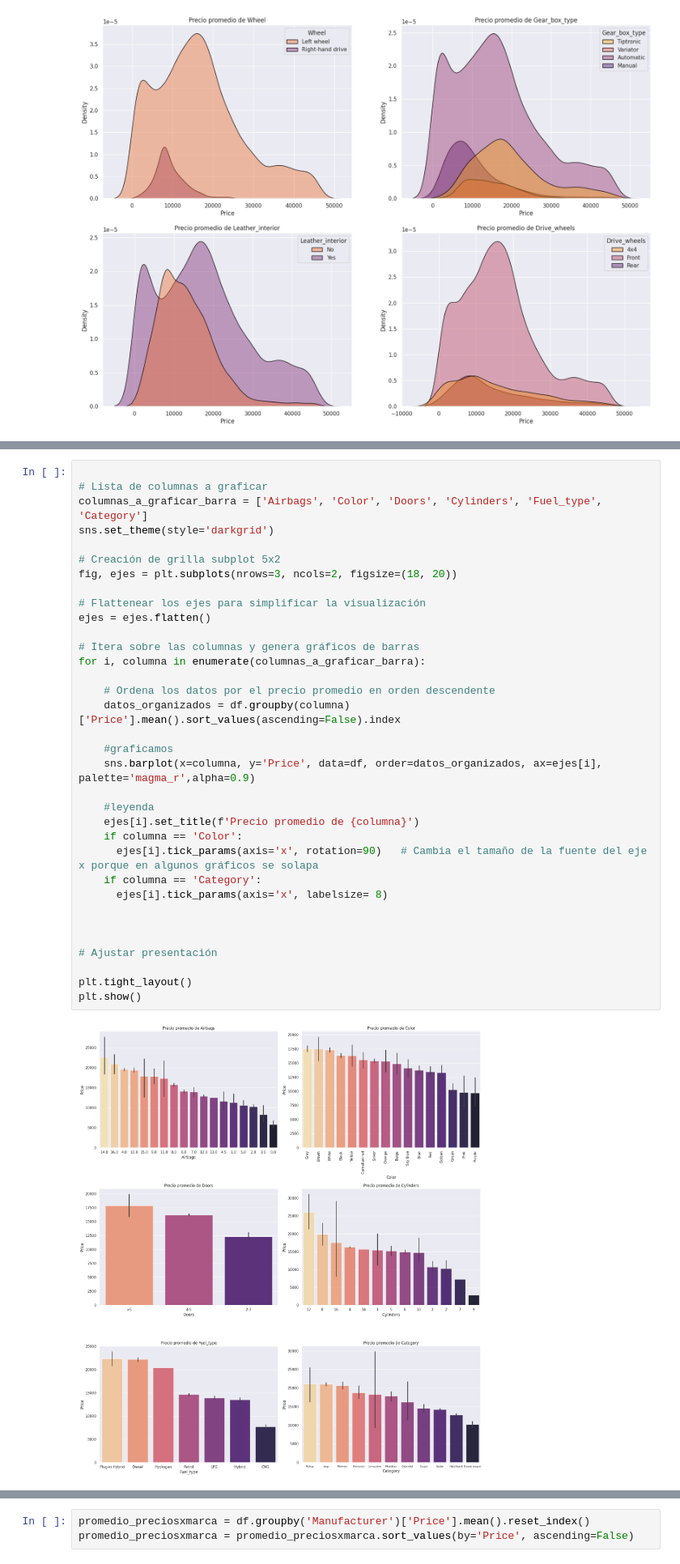
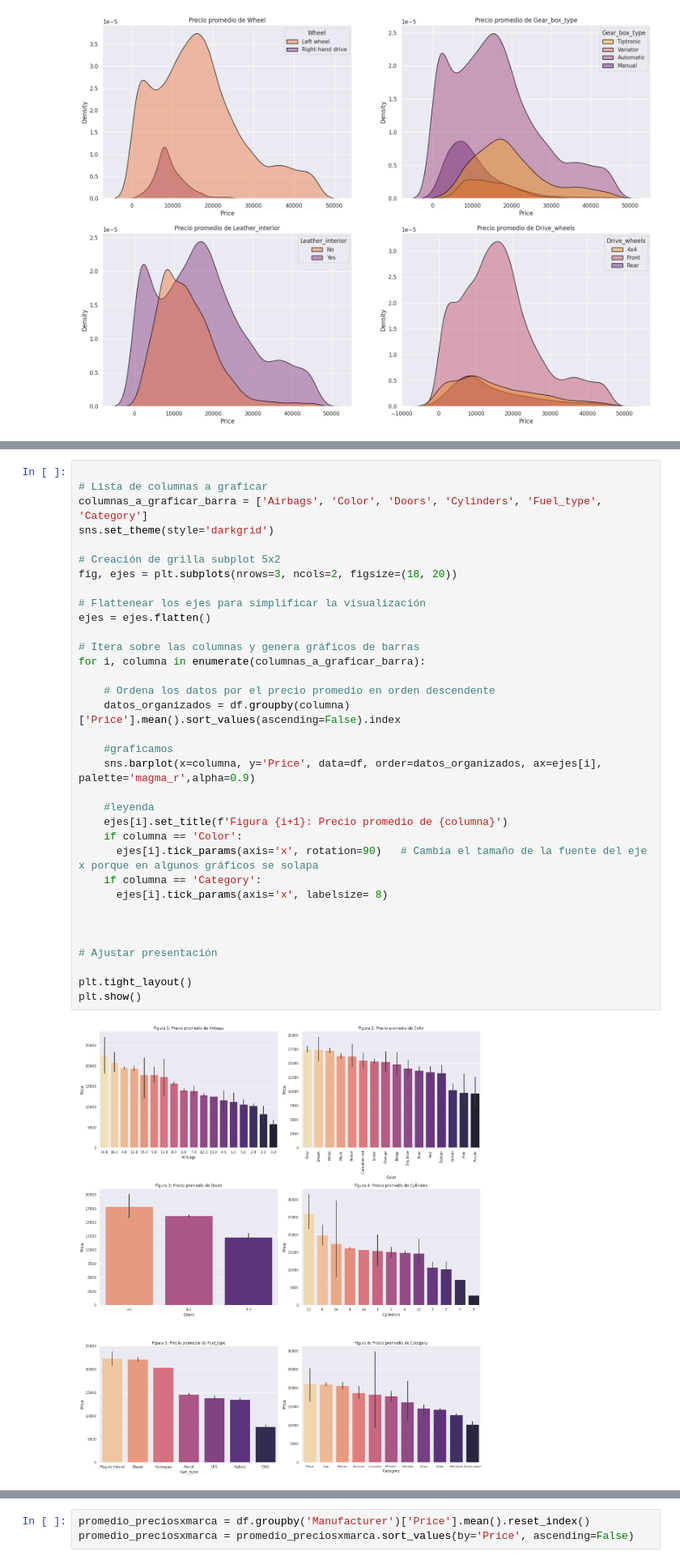
Before and after one commit to JotaLeutgeb/proyectofinalDS1, a Jupyter notebook: Car_Prediction/Main.ipynb, the cells around one changed output, grey strips where cells are left out. Shown at 81% size. Cells and saved outputs as stored; diff of their text form.

```diff
--- a/Car_Prediction/Main.ipynb
+++ b/Car_Prediction/Main.ipynb
@@ -761,32 +792,32 @@ columnas_a_graficar_barra = ['Airbags', 'Color', 'Doors', 'Cylinders', 'Fuel_typ
 sns.set_theme(style='darkgrid')
 
 # Creación de grilla subplot 5x2
 fig, ejes = plt.subplots(nrows=3, ncols=2, figsize=(18, 20))
 
 # Flattenear los ejes para simplificar la visualización
 ejes = ejes.flatten()
 
 # Itera sobre las columnas y genera gráficos de barras
 for i, columna in enumerate(columnas_a_graficar_barra):
 
     # Ordena los datos por el precio promedio en orden descendente
     datos_organizados = df.groupby(columna)['Price'].mean().sort_values(ascending=False).index
 
     #graficamos
     sns.barplot(x=columna, y='Price', data=df, order=datos_organizados, ax=ejes[i], palette='magma_r',alpha=0.9)
 
     #leyenda
-    ejes[i].set_title(f'Precio promedio de {columna}')
+    ejes[i].set_title(f'Figura {i+1}: Precio promedio de {columna}')
     if columna == 'Color':
       ejes[i].tick_params(axis='x', rotation=90)   # Cambia el tamaño de la fuente del eje x porque en algunos gráficos se solapa
     if columna == 'Category':
       ejes[i].tick_params(axis='x', labelsize= 8)
 
 
 
 # Ajustar presentación
 
 plt.tight_layout()
 plt.show()
 # %% [output]
-[figure, old version]
+[figure, new version]
```
Also changed, not shown: parts of 105 cells of this notebook.
